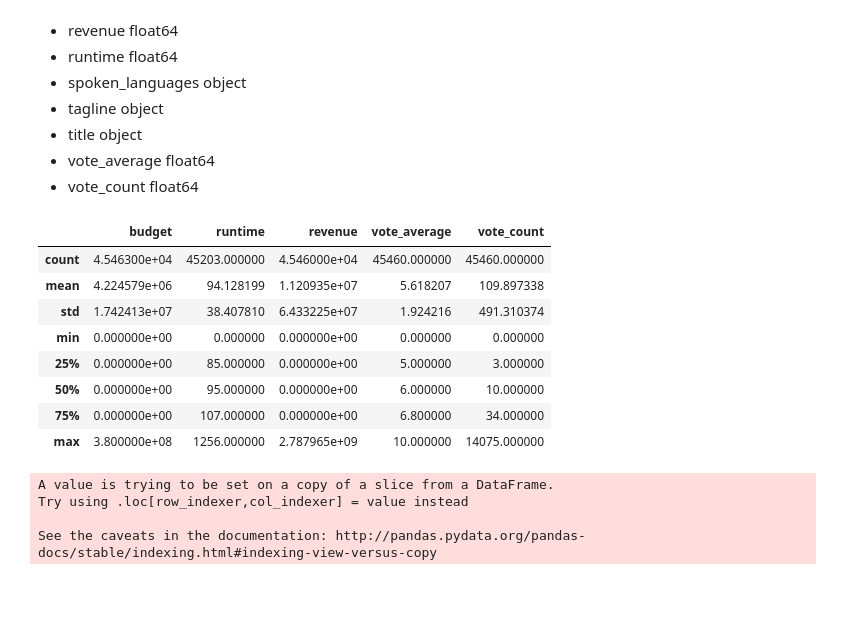
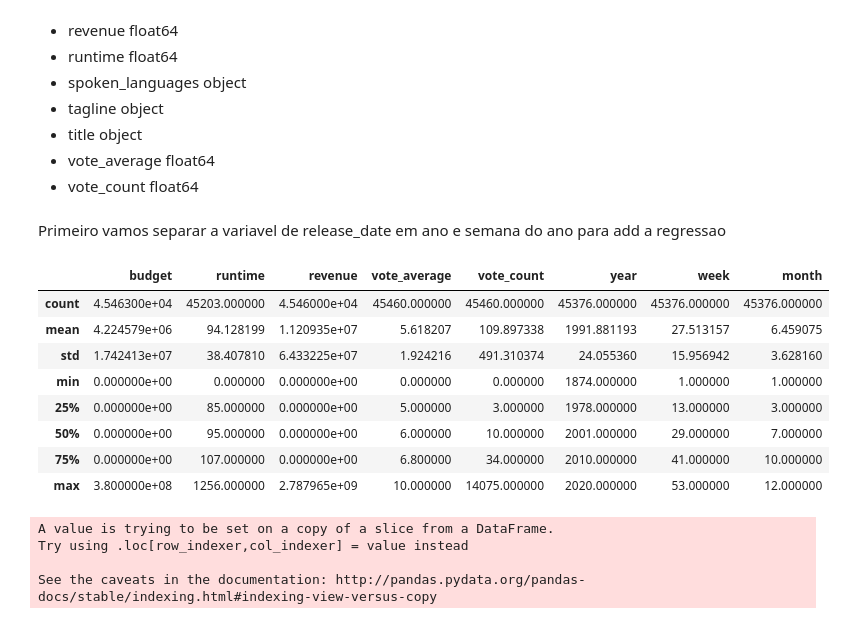
Before and after one commit to beatrizcf2/Classificador_Filmes, a Jupyter notebook: Recomendador_Filmes_Organizado.ipynb, the cells around one changed output. Saved outputs shown, nothing was run; the diff lists cells and outputs as text; code cells hidden in the pictures; blank space fills up the shorter version.

```diff
--- a/Recomendador_Filmes_Organizado.ipynb
+++ b/Recomendador_Filmes_Organizado.ipynb
@@ -369,19 +369,29 @@ As variáveis que consideramos relevantes, em um primeiro momento, para prever a
 * title                     object
 * vote_average             float64
 * vote_count               float64
+# %% [markdown]
+Primeiro vamos separar a variavel de release_date  em ano e semana do ano para add a regressao
+# %%
+date = pd.to_datetime(metadados.loc[:,'release_date'].astype(str))
+year = date.dt.year
+week = date.dt.week
+month = date.dt.month
+metadados.loc[:,'year'] = year
+metadados.loc[:,'week'] = week
+metadados.loc[:,'month'] = month
 # %%
-met = metadados[['title', 'budget', 'runtime', 'revenue', 'vote_average', 'vote_count', 'popularity']]#.set_index('title')
+met = metadados[['title', 'budget', 'runtime', 'revenue', 'vote_average', 'vote_count', 'popularity', 'year', 'week','month']]#.set_index('title')
 met.describe()
 # %% [output]
-|  | budget | runtime | revenue | vote_average | vote_count |
-| count | 4.546300e+04 | 45203.000000 | 4.546000e+04 | 45460.000000 | 45460.000000 |
-| mean | 4.224579e+06 | 94.128199 | 1.120935e+07 | 5.618207 | 109.897338 |
-| std | 1.742413e+07 | 38.407810 | 6.433225e+07 | 1.924216 | 491.310374 |
-| min | 0.000000e+00 | 0.000000 | 0.000000e+00 | 0.000000 | 0.000000 |
-| 25% | 0.000000e+00 | 85.000000 | 0.000000e+00 | 5.000000 | 3.000000 |
-| 50% | 0.000000e+00 | 95.000000 | 0.000000e+00 | 6.000000 | 10.000000 |
-| 75% | 0.000000e+00 | 107.000000 | 0.000000e+00 | 6.800000 | 34.000000 |
-| max | 3.800000e+08 | 1256.000000 | 2.787965e+09 | 10.000000 | 14075.000000 |
+|  | budget | runtime | revenue | vote_average | vote_count | year | week | month |
+| count | 4.546300e+04 | 45203.000000 | 4.546000e+04 | 45460.000000 | 45460.000000 | 45376.000000 | 45376.000000 | 45376.000000 |
+| mean | 4.224579e+06 | 94.128199 | 1.120935e+07 | 5.618207 | 109.897338 | 1991.881193 | 27.513157 | 6.459075 |
+| std | 1.742413e+07 | 38.407810 | 6.433225e+07 | 1.924216 | 491.310374 | 24.055360 | 15.956942 | 3.628160 |
+| min | 0.000000e+00 | 0.000000 | 0.000000e+00 | 0.000000 | 0.000000 | 1874.000000 | 1.000000 | 1.000000 |
+| 25% | 0.000000e+00 | 85.000000 | 0.000000e+00 | 5.000000 | 3.000000 | 1978.000000 | 13.000000 | 3.000000 |
+| 50% | 0.000000e+00 | 95.000000 | 0.000000e+00 | 6.000000 | 10.000000 | 2001.000000 | 29.000000 | 7.000000 |
+| 75% | 0.000000e+00 | 107.000000 | 0.000000e+00 | 6.800000 | 34.000000 | 2010.000000 | 41.000000 | 10.000000 |
+| max | 3.800000e+08 | 1256.000000 | 2.787965e+09 | 10.000000 | 14075.000000 | 2020.000000 | 53.000000 | 12.000000 |
 # %%
 # definindo as variaveis quanti a serem utilizadas
 met['popularity'] = met['popularity'].astype('float')
```
Also changed, not shown: parts of 30 cells of this notebook, 2 other files.
